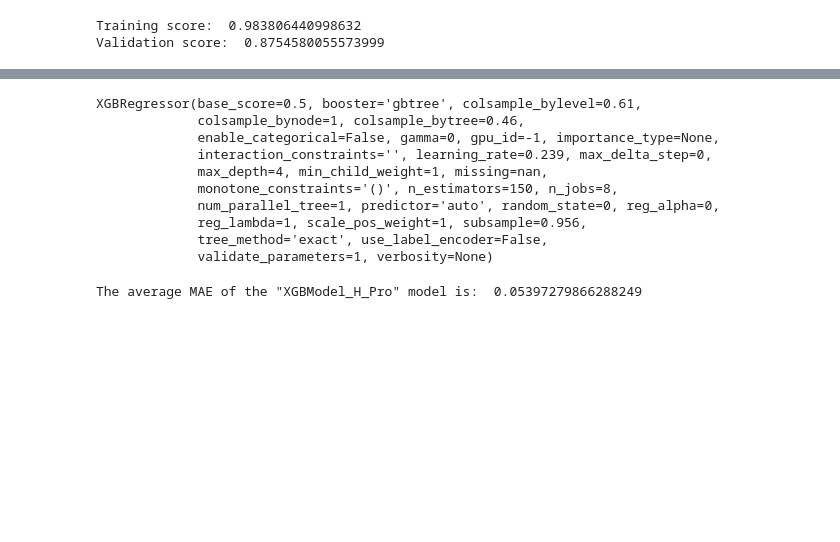
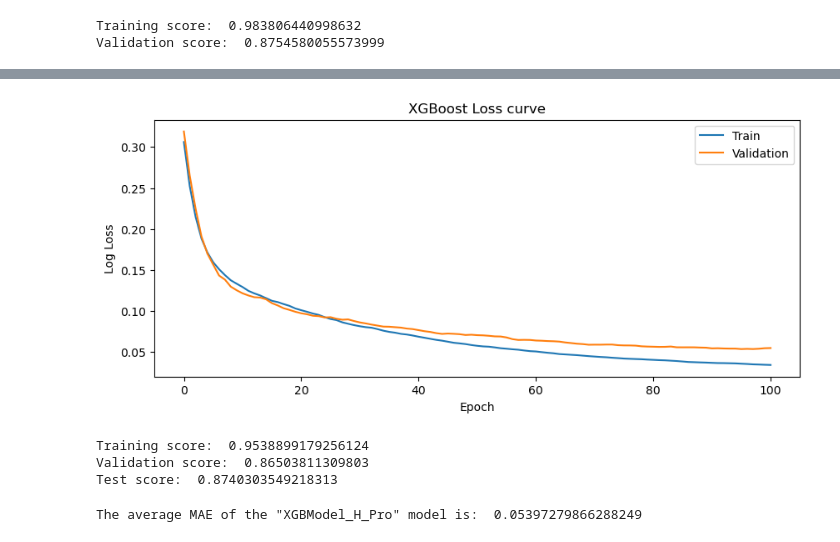
Before and after one commit to MarcusNoergaardWeng/CatalysisThesis, a Jupyter notebook: Notebooks/Training_E_models.ipynb, the cells around one changed output, grey strips where cells are left out. Saved outputs shown, nothing was run; the diff lists cells and outputs as text; code cells hidden in the pictures; blank space fills up the shorter version.

```diff
--- a/Notebooks/Training_E_models.ipynb
+++ b/Notebooks/Training_E_models.ipynb
@@ -1123,6 +1133,6 @@ if True:
                              scoring='neg_mean_absolute_error',
                              n_iter=50,
                              verbose=2)
-    clf.fit(X, y)
+    clf.fit(X_train, y_train)
     print("Best parameters:", clf.best_params_)
     print("Lowest -MAE: ", (-clf.best_score_)**(1/2.0))
@@ -1129,32 +1157,37 @@ if True:
 # %%
 ### Using the best parameters found from random_search
 
 eval_set = [(X_train, y_train), (X_val, y_val)]
-XGBModel_H_Pro =  XGBRegressor(learning_rate = 0.239 #learning rate
-                                , max_depth = 4     #maximum tree depth
+XGBModel_H_Pro =  XGBRegressor(learning_rate = 0.224 #learning rate
+                                , max_depth = 3     #maximum tree depth
                                 , n_estimators = 150 #number of boosting rounds
                                 #, early_stopping_rounds = 5
                                 , n_jobs = 8 #number of threads
-                                , subsample = 0.956
-                                , colsample_bytree = 0.46
-                                , colsample_bylevel = 0.61
+                                , subsample = 0.676
+                                , colsample_bytree = 0.709
+                                , colsample_bylevel = 0.786
                                 , use_label_encoder = False)
 
 XGBModel_H_Pro.fit(X_train, y_train, eval_set = eval_set
                   , early_stopping_rounds = 5
                   , eval_metric = ["mae"]
                   , verbose = False)
+
+learning_curve(XGBModel_H_Pro)
+
+score = XGBModel_H_Pro.score(X_train, y_train) #Det må man ikke før den er blevet trænet
+print("Training score: ", score)
+
+score = XGBModel_H_Pro.score(X_val, y_val) #Det må man ikke før den er blevet trænet
+print("Validation score: ", score)
+
+score = XGBModel_H_Pro.score(X_test, y_test) #Det må man ikke før den er blevet trænet
+print("Test score: ", score)
 # %% [output]
+[figure, added]
-XGBRegressor(base_score=0.5, booster='gbtree', colsample_bylevel=0.61,
-             colsample_bynode=1, colsample_bytree=0.46,
-             enable_categorical=False, gamma=0, gpu_id=-1, importance_type=None,
-             interaction_constraints='', learning_rate=0.239, max_delta_step=0,
-             max_depth=4, min_child_weight=1, missing=nan,
-             monotone_constraints='()', n_estimators=150, n_jobs=8,
-             num_parallel_tree=1, predictor='auto', random_state=0, reg_alpha=0,
-             reg_lambda=1, scale_pos_weight=1, subsample=0.956,
-             tree_method='exact', use_label_encoder=False,
-             validate_parameters=1, verbosity=None)
+Training score:  0.9538899179256124
+Validation score:  0.86503811309803
+Test score:  0.8740303549218313
 # %%
 ### Train the model a 100 times to get an accurate MAE:
 MAE_H_Pro = []
```
Also changed, not shown: parts of 16 cells of this notebook, 14 other files.
